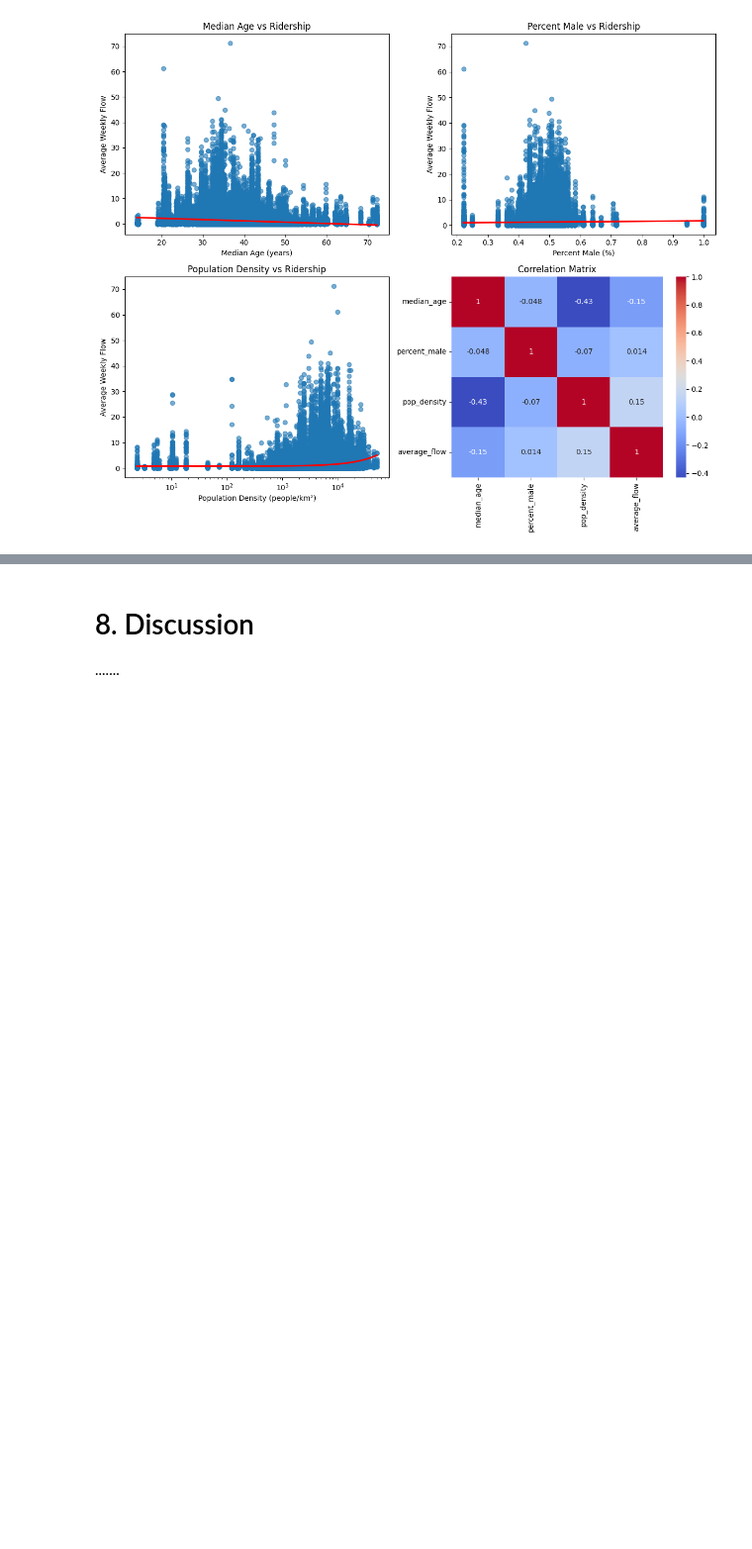
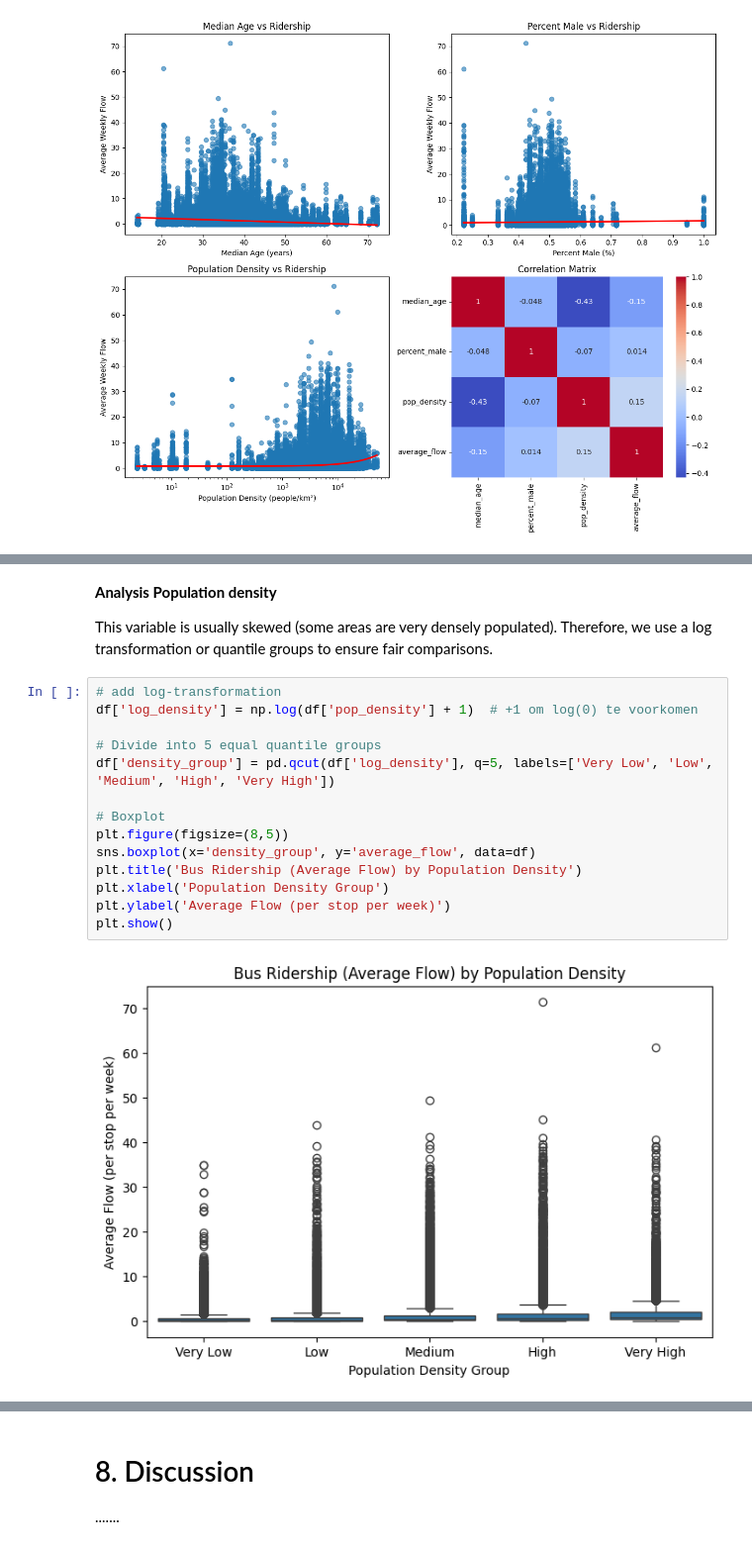
Before and after one commit to Mulhamomar/TIL6022_group10, a Jupyter notebook: TIL-6022 Bus Ridership.ipynb, the cells around one changed output, grey strips where cells are left out. Shown at 99% size. Drawn from its saved outputs; the diff is of its cells as text; blank space fills up the shorter version.

```diff
--- a/TIL-6022 Bus Ridership.ipynb
+++ b/TIL-6022 Bus Ridership.ipynb
@@ -425,0 +412,21 @@ strong multicollinearity or other numerical problems.
+# %% [markdown]
+**Analysis Population density**
+
+This variable is usually skewed (some areas are very densely populated).
+Therefore, we use a log transformation or quantile groups to ensure fair comparisons.
+# %%
+# add log-transformation
+df['log_density'] = np.log(df['pop_density'] + 1)  # +1 om log(0) te voorkomen
+
+# Divide into 5 equal quantile groups
+df['density_group'] = pd.qcut(df['log_density'], q=5, labels=['Very Low', 'Low', 'Medium', 'High', 'Very High'])
+
+# Boxplot
+plt.figure(figsize=(8,5))
+sns.boxplot(x='density_group', y='average_flow', data=df)
+plt.title('Bus Ridership (Average Flow) by Population Density')
+plt.xlabel('Population Density Group')
+plt.ylabel('Average Flow (per stop per week)')
+plt.show()
+# %% [output]
+[figure, added]
```
Also changed, not shown: parts of 29 cells of this notebook.
